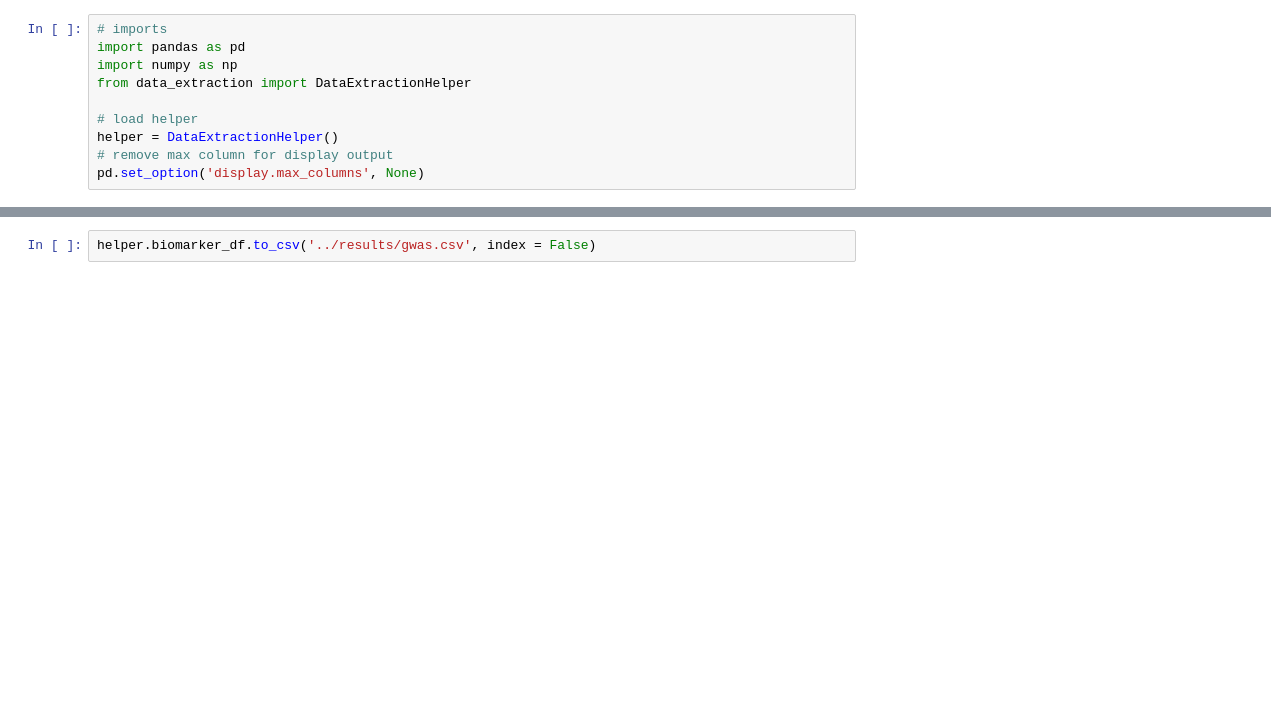
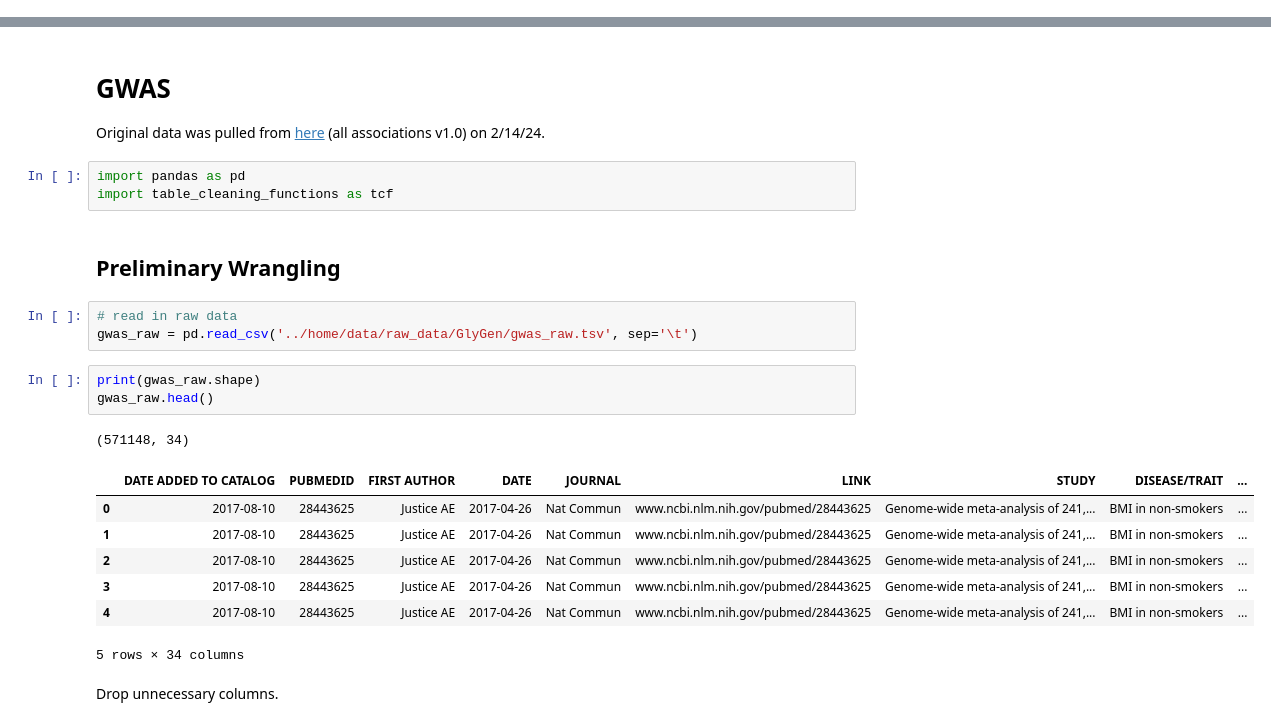
Before and after one commit to clinical-biomarkers/biomarker-partnership, a Jupyter notebook: src/gwas.ipynb, the cells around one changed output, grey strips where cells are left out. Cells and saved outputs as stored; diff of their text form; blank space fills up the shorter version.

Commit message:
Gwas data (#94)
* add tsv headers constant

* init mapping raw gwas data

* isolated conditions to clean

* finished gwas data cleaning

```diff
--- a/src/gwas.ipynb
+++ b/src/gwas.ipynb
@@ -1,10 +0,0 @@
-# %%
-# imports
-import pandas as pd
-import numpy as np
-from data_extraction import DataExtractionHelper
-
-# load helper
-helper = DataExtractionHelper()
-# remove max column for display output
-pd.set_option('display.max_columns', None)
@@ -155,2 +1,26 @@ helper.biomarker_df
-# %%
-helper.biomarker_df.to_csv('../results/gwas.csv', index = False)
+# %% [markdown]
+# GWAS
+
+Original data was pulled from [here](https://www.ebi.ac.uk/gwas/docs/file-downloads) (all associations v1.0) on 2/14/24.
+# %%
+import pandas as pd
+import table_cleaning_functions as tcf
+# %% [markdown]
+## Preliminary Wrangling
+# %%
+# read in raw data
+gwas_raw = pd.read_csv('../home/data/raw_data/GlyGen/gwas_raw.tsv', sep='\t')
+# %%
+print(gwas_raw.shape)
+gwas_raw.head()
+# %% [output]
+(571148, 34)
+|  | DATE ADDED TO CATALOG | PUBMEDID | FIRST AUTHOR | DATE | JOURNAL | LINK | STUDY | DISEASE/TRAIT | ... |
+| 0 | 2017-08-10 | 28443625 | Justice AE | 2017-04-26 | Nat Commun | www.ncbi.nlm.nih.gov/pubmed/28443625 | Genome-wide meta-analysis of 241,... | BMI in non-smokers | ... |
+| 1 | 2017-08-10 | 28443625 | Justice AE | 2017-04-26 | Nat Commun | www.ncbi.nlm.nih.gov/pubmed/28443625 | Genome-wide meta-analysis of 241,... | BMI in non-smokers | ... |
+| 2 | 2017-08-10 | 28443625 | Justice AE | 2017-04-26 | Nat Commun | www.ncbi.nlm.nih.gov/pubmed/28443625 | Genome-wide meta-analysis of 241,... | BMI in non-smokers | ... |
+| 3 | 2017-08-10 | 28443625 | Justice AE | 2017-04-26 | Nat Commun | www.ncbi.nlm.nih.gov/pubmed/28443625 | Genome-wide meta-analysis of 241,... | BMI in non-smokers | ... |
+| 4 | 2017-08-10 | 28443625 | Justice AE | 2017-04-26 | Nat Commun | www.ncbi.nlm.nih.gov/pubmed/28443625 | Genome-wide meta-analysis of 241,... | BMI in non-smokers | ... |
+5 rows × 34 columns
+# %% [markdown]
+Drop unnecessary columns.
```
Also changed, not shown: parts of 54 cells of this notebook, 1 other file.
